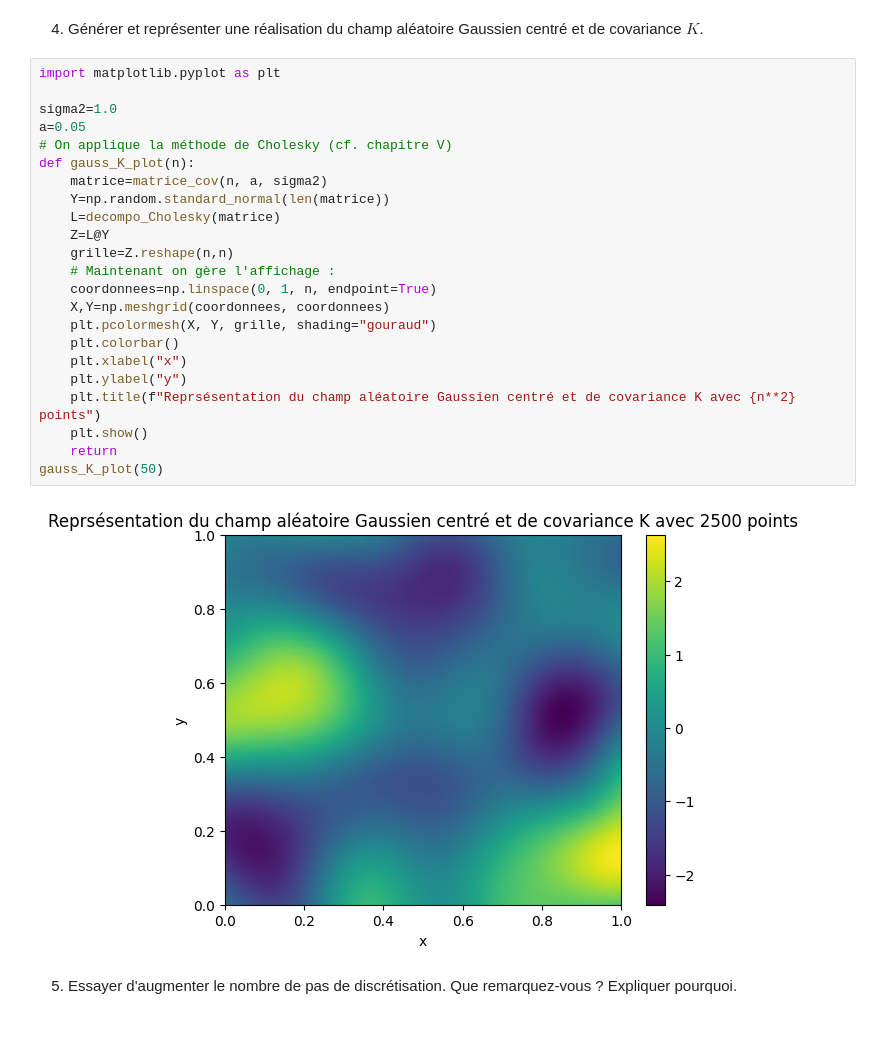
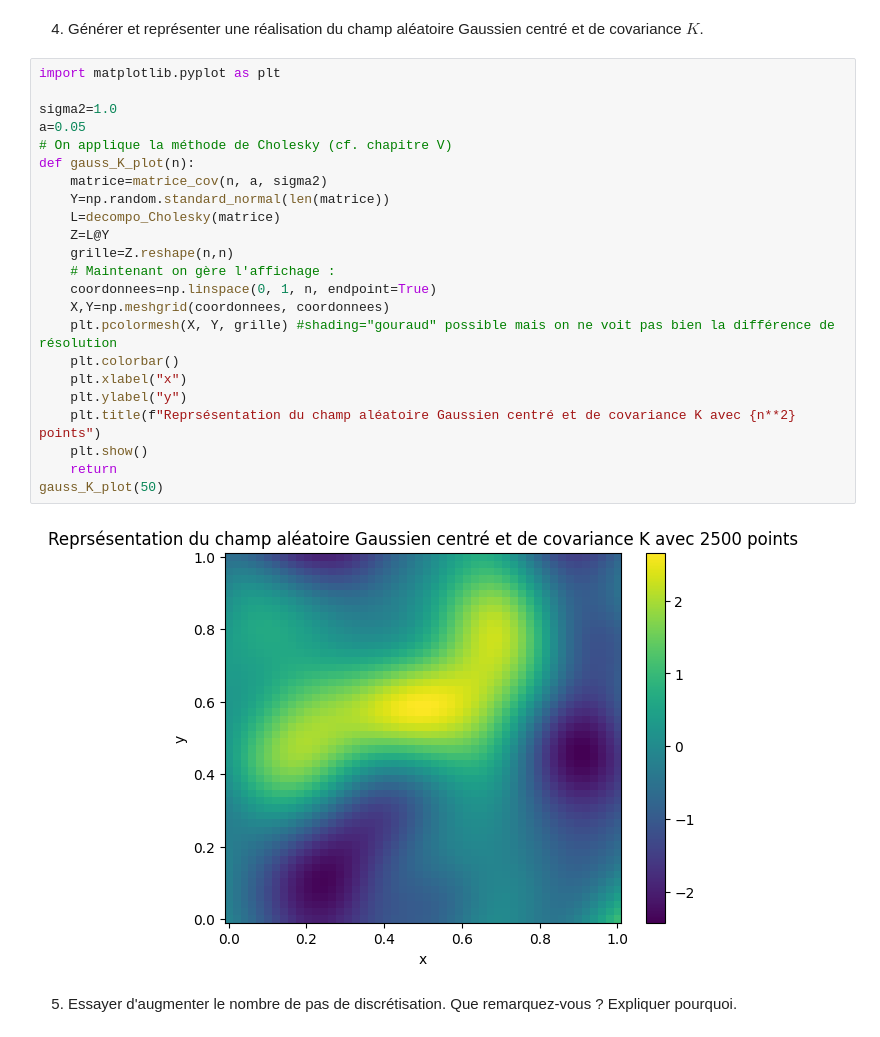
Before and after one commit to noamguillou/Projet-Probabilites, a Jupyter notebook: Pablo.ipynb, the cells around one changed output. Drawn from its saved outputs; the diff is of its cells as text.

```diff
--- a/Pablo.ipynb
+++ b/Pablo.ipynb
@@ -74,28 +74,28 @@ def decompo_Cholesky(matrice):
 # %%
 import matplotlib.pyplot as plt
 
 sigma2=1.0
 a=0.05
 # On applique la méthode de Cholesky (cf. chapitre V)
 def gauss_K_plot(n):
     matrice=matrice_cov(n, a, sigma2)
     Y=np.random.standard_normal(len(matrice))
     L=decompo_Cholesky(matrice)
     Z=L@Y
     grille=Z.reshape(n,n)
     # Maintenant on gère l'affichage :
     coordonnees=np.linspace(0, 1, n, endpoint=True)
     X,Y=np.meshgrid(coordonnees, coordonnees)
-    plt.pcolormesh(X, Y, grille, shading="gouraud")
+    plt.pcolormesh(X, Y, grille) #shading="gouraud" possible mais on ne voit pas bien la différence de résolution
     plt.colorbar()
     plt.xlabel("x")
     plt.ylabel("y")
     plt.title(f"Reprsésentation du champ aléatoire Gaussien centré et de covariance K avec {n**2} points")
     plt.show()
     return
 gauss_K_plot(50)
 # %% [output]
-[figure, old version]
+[figure, new version]
 # %% [markdown]
 5. Essayer d'augmenter le nombre de pas de discrétisation. Que remarquez-vous ? Expliquer pourquoi.
 # %%
```
Also changed, not shown: parts of 10 cells of this notebook.
